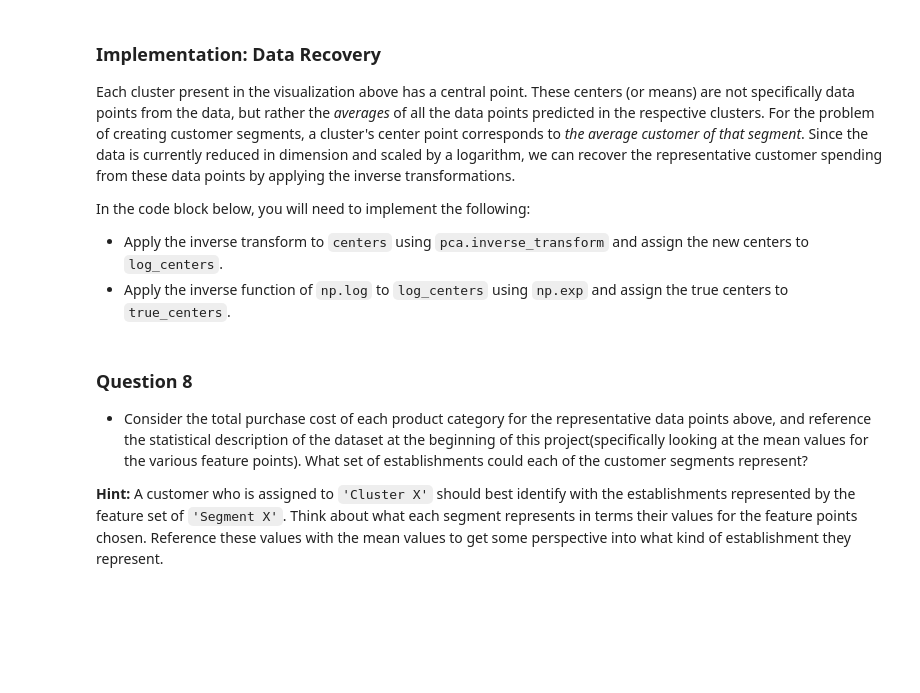
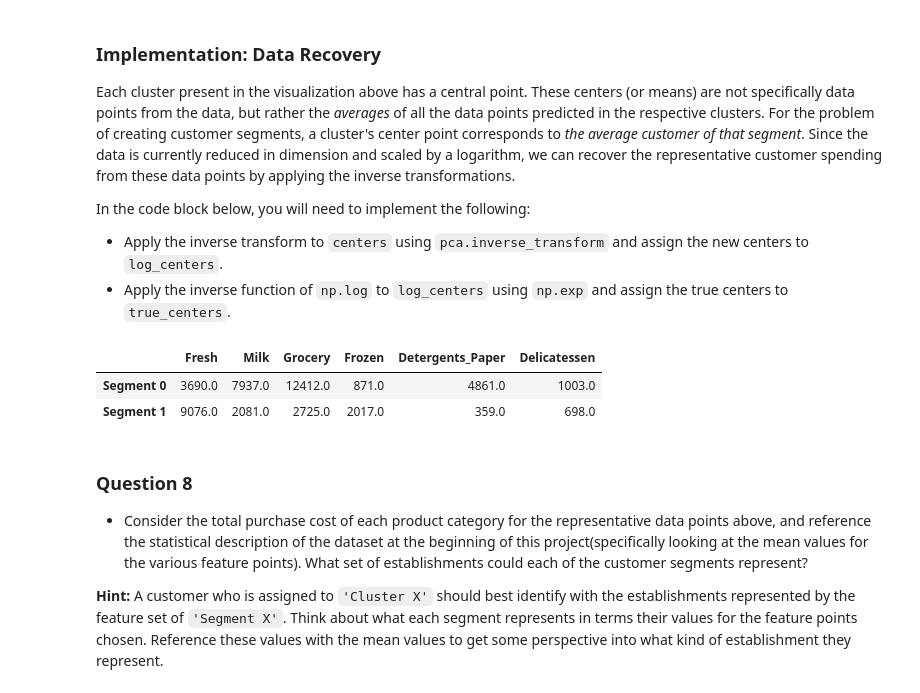
Before and after one commit to R-aryan/Creating-Customer-Segments, a Jupyter notebook: customer_segments.ipynb, the cells around one changed output. Cells and saved outputs as stored; diff of their text form; code cells hidden in the pictures; blank space fills up the shorter version.

```diff
--- a/customer_segments.ipynb
+++ b/customer_segments.ipynb
@@ -471,16 +471,20 @@ In the code block below, you will need to implement the following:
  - Apply the inverse function of `np.log` to `log_centers` using `np.exp` and assign the true centers to `true_centers`.
 # %%
 # TODO: Inverse transform the centers
-log_centers = None
+log_centers = pca.inverse_transform(centers)
 
 # TODO: Exponentiate the centers
-true_centers = None
+true_centers = np.exp(log_centers)
 
 # Display the true centers
 segments = ['Segment {}'.format(i) for i in range(0,len(centers))]
 true_centers = pd.DataFrame(np.round(true_centers), columns = data.keys())
 true_centers.index = segments
 display(true_centers)
+# %% [output]
+|  | Fresh | Milk | Grocery | Frozen | Detergents_Paper | Delicatessen |
+| Segment 0 | 3690.0 | 7937.0 | 12412.0 | 871.0 | 4861.0 | 1003.0 |
+| Segment 1 | 9076.0 | 2081.0 | 2725.0 | 2017.0 | 359.0 | 698.0 |
 # %% [markdown]
 ### Question 8
 
```
Also changed, not shown: parts of 2 cells of this notebook.
